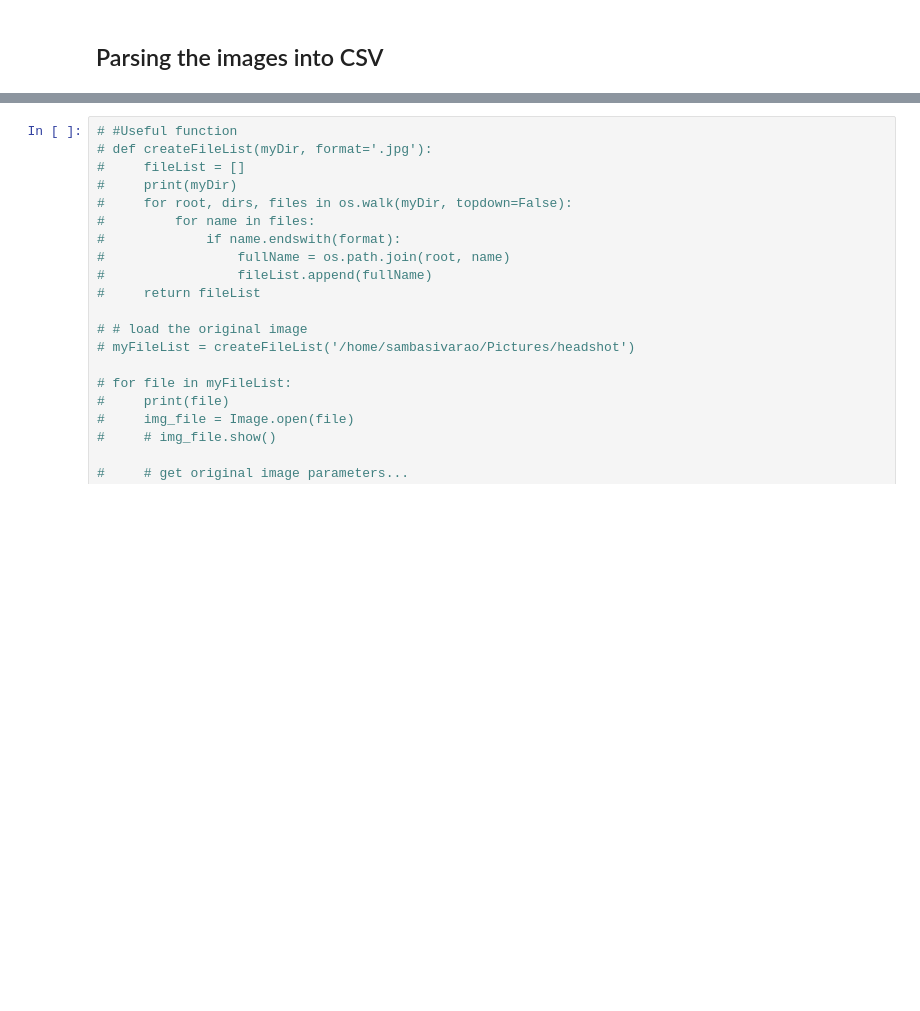
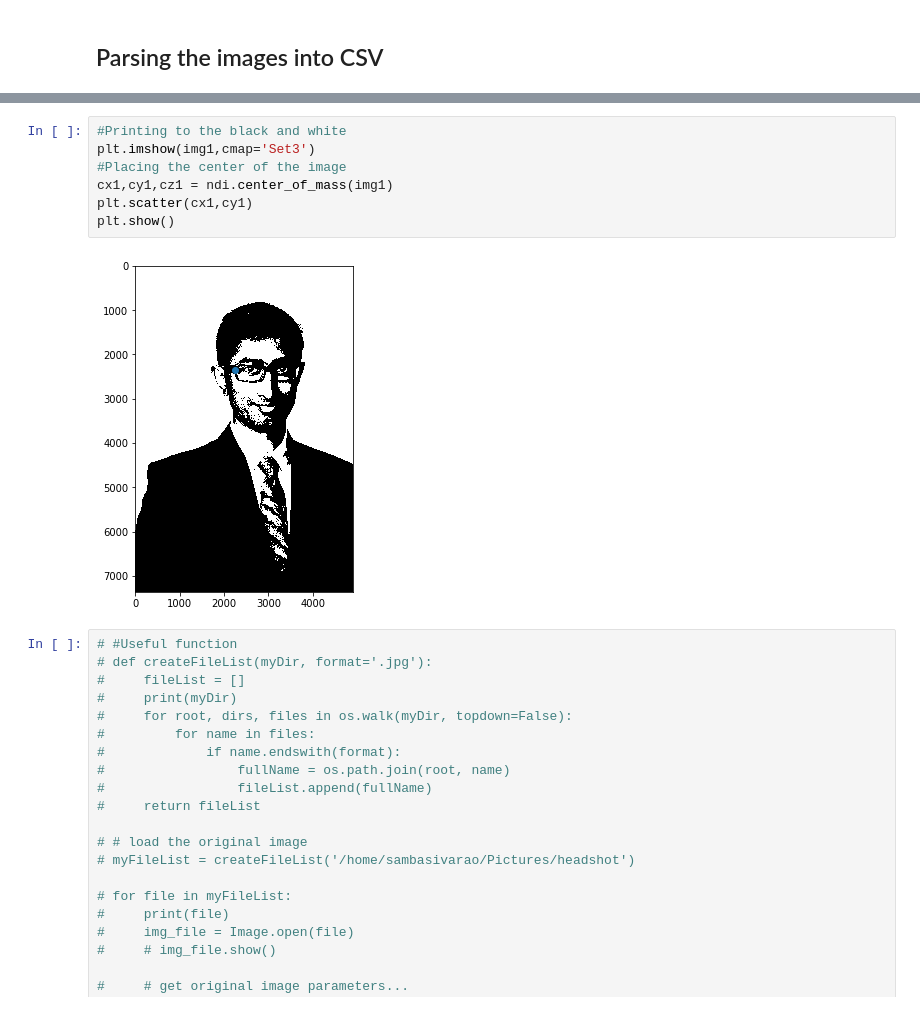
Before and after one commit to samba-gangineni/Machine_Learning, a Jupyter notebook: Image_Classifier/Image_Classifier.ipynb, the cells around one changed output, grey strips where cells are left out. Saved outputs shown, nothing was run; the diff lists cells and outputs as text; blank space fills up the shorter version.

```diff
--- a/Image_Classifier/Image_Classifier.ipynb
+++ b/Image_Classifier/Image_Classifier.ipynb
@@ -23,3 +129,12 @@ from sklearn.model_selection import StratifiedShuffleSplit
+# %%
+#Printing to the black and white
+plt.imshow(img1,cmap='Set3')
+#Placing the center of the image
+cx1,cy1,cz1 = ndi.center_of_mass(img1)
+plt.scatter(cx1,cy1)
+plt.show()
+# %% [output]
+[figure, added]
 # %%
 # #Useful function
 # def createFileList(myDir, format='.jpg'):
```
Also changed, not shown: parts of 31 cells of this notebook, 1 other file.
